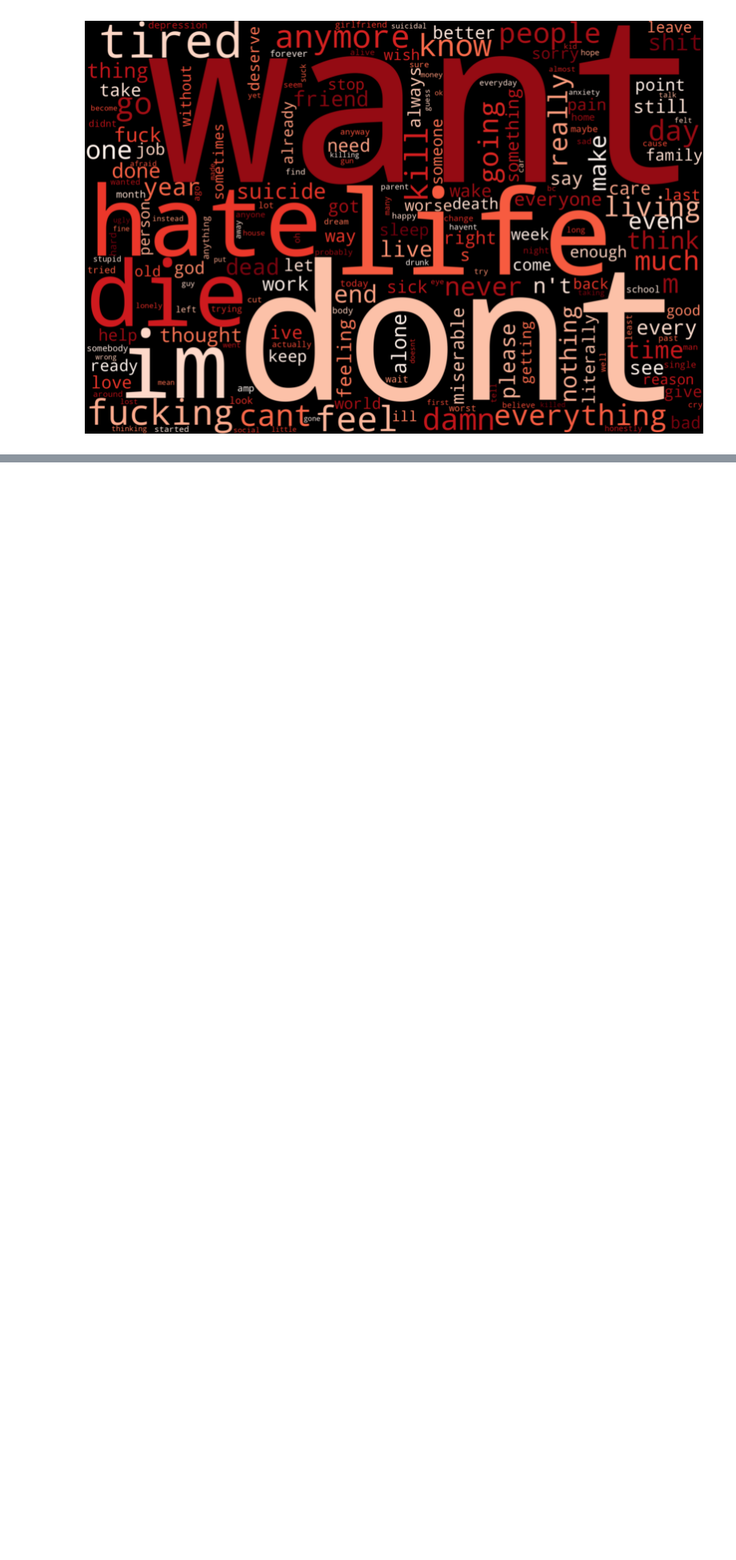
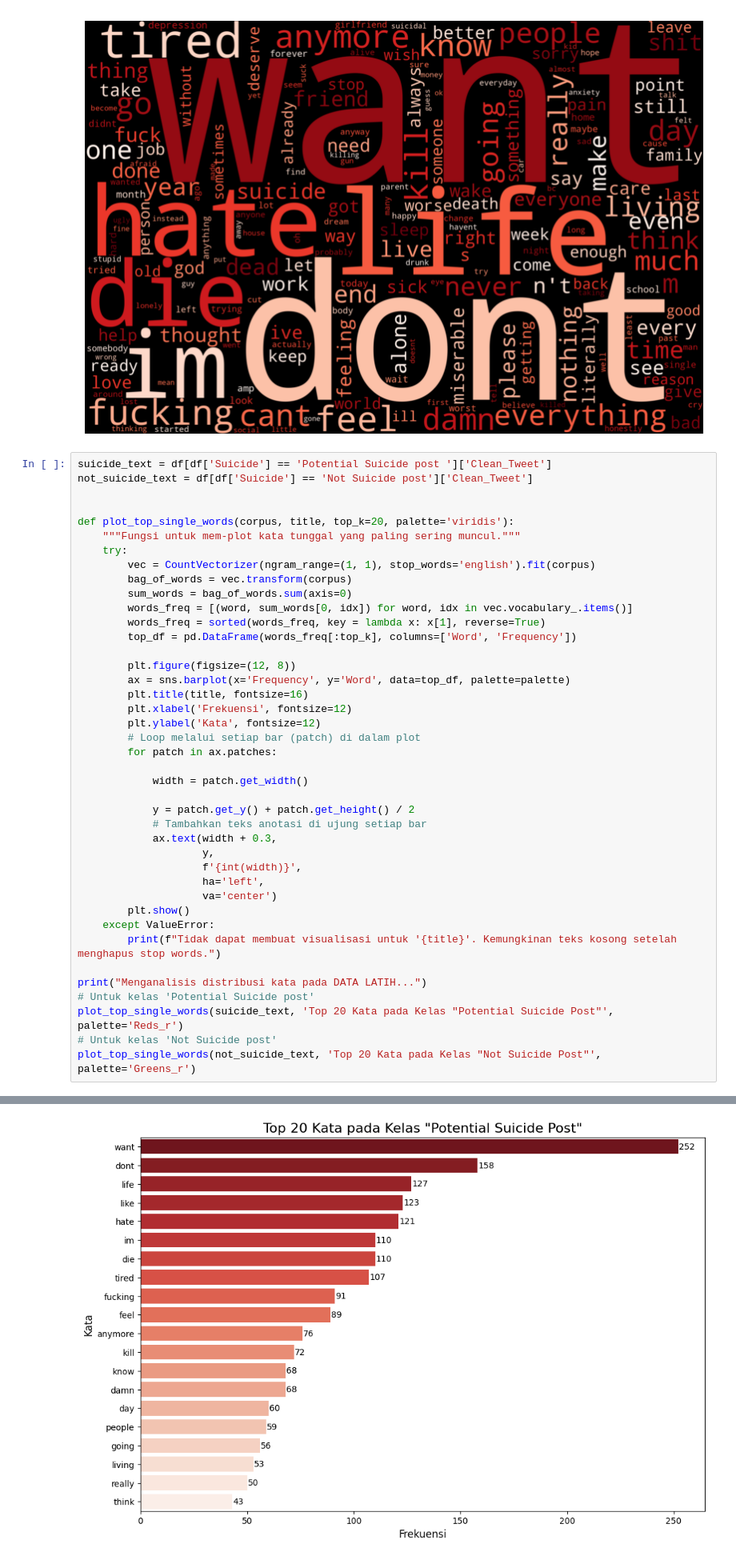
Before and after one commit to MaulanaHasyim/MaulanaHasyim, a Jupyter notebook: notebooks/Test Klasifikasi Suicide.ipynb, the cells around one changed output, grey strips where cells are left out. Shown at 80% size. Saved outputs shown, nothing was run; the diff lists cells and outputs as text; blank space fills up the shorter version.

```diff
--- a/notebooks/Test Klasifikasi Suicide.ipynb
+++ b/notebooks/Test Klasifikasi Suicide.ipynb
@@ -391,3 +391,45 @@ plot_cloud(wordcloud_potential)
 # %% [output]
 --- Word Cloud untuk Kelas: Potential Suicide Post ---
 [figure]
+# %%
+suicide_text = df[df['Suicide'] == 'Potential Suicide post ']['Clean_Tweet']
+not_suicide_text = df[df['Suicide'] == 'Not Suicide post']['Clean_Tweet']
+
+
+def plot_top_single_words(corpus, title, top_k=20, palette='viridis'):
+    """Fungsi untuk mem-plot kata tunggal yang paling sering muncul."""
+    try:
+        vec = CountVectorizer(ngram_range=(1, 1), stop_words='english').fit(corpus)
+        bag_of_words = vec.transform(corpus)
+        sum_words = bag_of_words.sum(axis=0)
+        words_freq = [(word, sum_words[0, idx]) for word, idx in vec.vocabulary_.items()]
+        words_freq = sorted(words_freq, key = lambda x: x[1], reverse=True)
+        top_df = pd.DataFrame(words_freq[:top_k], columns=['Word', 'Frequency'])
+
+        plt.figure(figsize=(12, 8))
+        ax = sns.barplot(x='Frequency', y='Word', data=top_df, palette=palette)
+        plt.title(title, fontsize=16)
+        plt.xlabel('Frekuensi', fontsize=12)
+        plt.ylabel('Kata', fontsize=12)
+        # Loop melalui setiap bar (patch) di dalam plot
+        for patch in ax.patches:
+
+            width = patch.get_width()
+
+            y = patch.get_y() + patch.get_height() / 2
+            # Tambahkan teks anotasi di ujung setiap bar
+            ax.text(width + 0.3,
+                    y,
+                    f'{int(width)}',
+                    ha='left',
+                    va='center')
+        plt.show()
+    except ValueError:
+        print(f"Tidak dapat membuat visualisasi untuk '{title}'. Kemungkinan teks kosong setelah menghapus stop words.")
+
+print("Menganalisis distribusi kata pada DATA LATIH...")
+# Untuk kelas 'Potential Suicide post'
+plot_top_single_words(suicide_text, 'Top 20 Kata pada Kelas "Potential Suicide Post"', palette='Reds_r')
+# Untuk kelas 'Not Suicide post'
+plot_top_single_words(not_suicide_text, 'Top 20 Kata pada Kelas "Not Suicide Post"', palette='Greens_r')
+# %% [output]
@@ -393,0 +440 @@ plot_cloud(wordcloud_potential)
+[figure, added]
```
Also changed, not shown: parts of 6 cells of this notebook.
